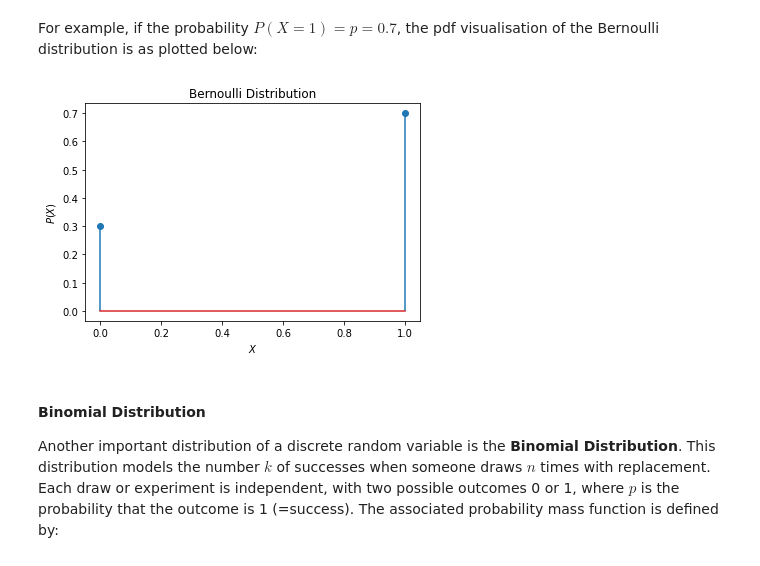
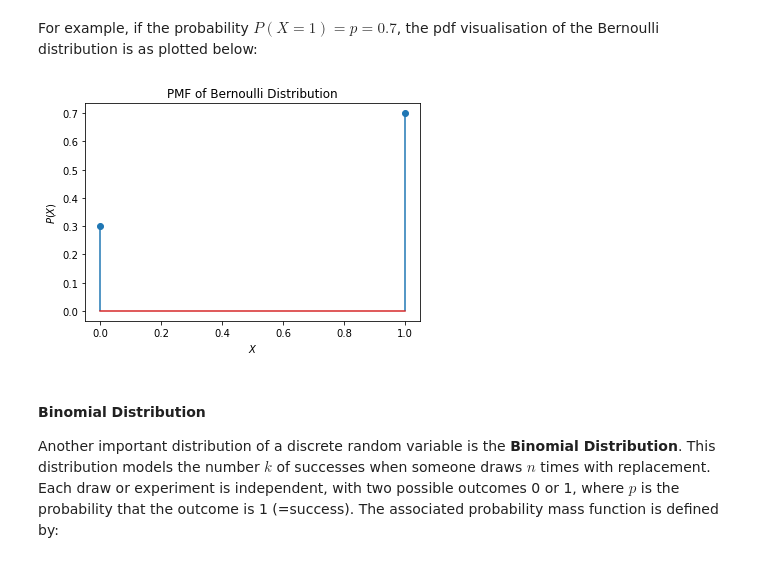
Before and after one commit to hannibunny/probability, a Jupyter notebook: prob/_build/jupyter_execute/ProbabilityUnivariate.ipynb, the cells around one changed output. Cells and saved outputs as stored; diff of their text form; code cells hidden in the pictures.

```diff
--- a/prob/_build/jupyter_execute/ProbabilityUnivariate.ipynb
+++ b/prob/_build/jupyter_execute/ProbabilityUnivariate.ipynb
@@ -84,10 +84,10 @@ For example, if the probability $P(X=1)=p=0.7$, the pdf visualisation of the Ber
 # %%
 p=0.7
 plt.stem([0,1],[1-p,p])
-plt.xlabel("$X$"), plt.ylabel("$P(X)$"), plt.title("Bernoulli Distribution")
+plt.xlabel("$X$"), plt.ylabel("$P(X)$"), plt.title("PMF of Bernoulli Distribution")
 plt.show()
 # %% [output]
-[figure, old version]
+[figure, new version]
 # %% [markdown]
 #### Binomial Distribution
 
```
Also changed, not shown: parts of 5 cells of this notebook, 51 other files.
